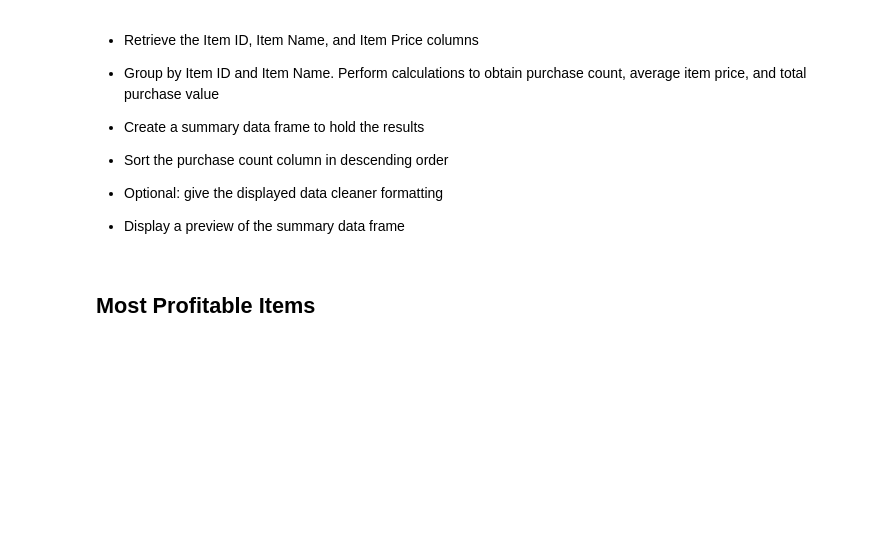
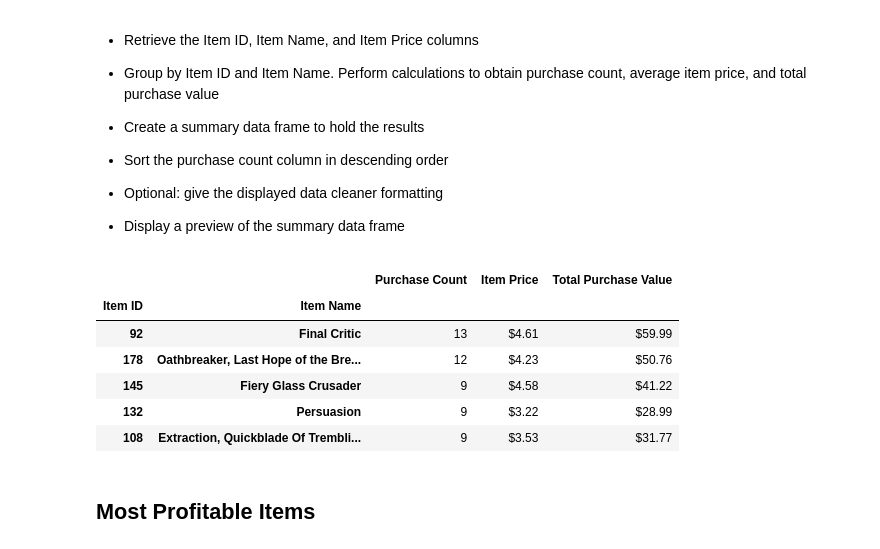
Before and after one commit to meghanvl/game_analysis, a Jupyter notebook: HeroesOfPymoli/HeroesOfPymoli_starter.ipynb, the cells around one changed output. Drawn from its saved outputs; the diff is of its cells as text; code cells hidden in the pictures; blank space fills up the shorter version.

```diff
--- a/HeroesOfPymoli/HeroesOfPymoli_starter.ipynb
+++ b/HeroesOfPymoli/HeroesOfPymoli_starter.ipynb
@@ -244,3 +241,20 @@ grouped_items = purchase_data.groupby(["Item ID", "Item Name"])
+# %%
+grouped_items = purchase_data.groupby(["Item ID", "Item Name"])
+purchase_count = grouped_items.count()["Purchase ID"]
+average_purchase = grouped_items.mean()["Price"]
+total_purchase = grouped_items.sum()["Price"]
+popular_items = pd.DataFrame({"Purchase Count": purchase_count, "Item Price": average_purchase, "Total Purchase Value": total_purchase})
+popular_items = popular_items.sort_values("Purchase Count", ascending=False).head()
+popular_items = popular_items.style.format({"Item Price": "${:.2f}", "Total Purchase Value": "${:.2f}"})
+popular_items
+# %% [output]
+|  |  | Purchase Count | Item Price | Total Purchase Value |
+| Item ID | Item Name |  |  |  |
+| 92 | Final Critic | 13 | $4.61 | $59.99 |
+| 178 | Oathbreaker, Last Hope of the Bre... | 12 | $4.23 | $50.76 |
+| 145 | Fiery Glass Crusader | 9 | $4.58 | $41.22 |
+| 132 | Persuasion | 9 | $3.22 | $28.99 |
+| 108 | Extraction, Quickblade Of Trembli... | 9 | $3.53 | $31.77 |
 # %% [markdown]
 ## Most Profitable Items
 # %% [markdown]
```
Also changed, not shown: parts of 3 cells of this notebook.
